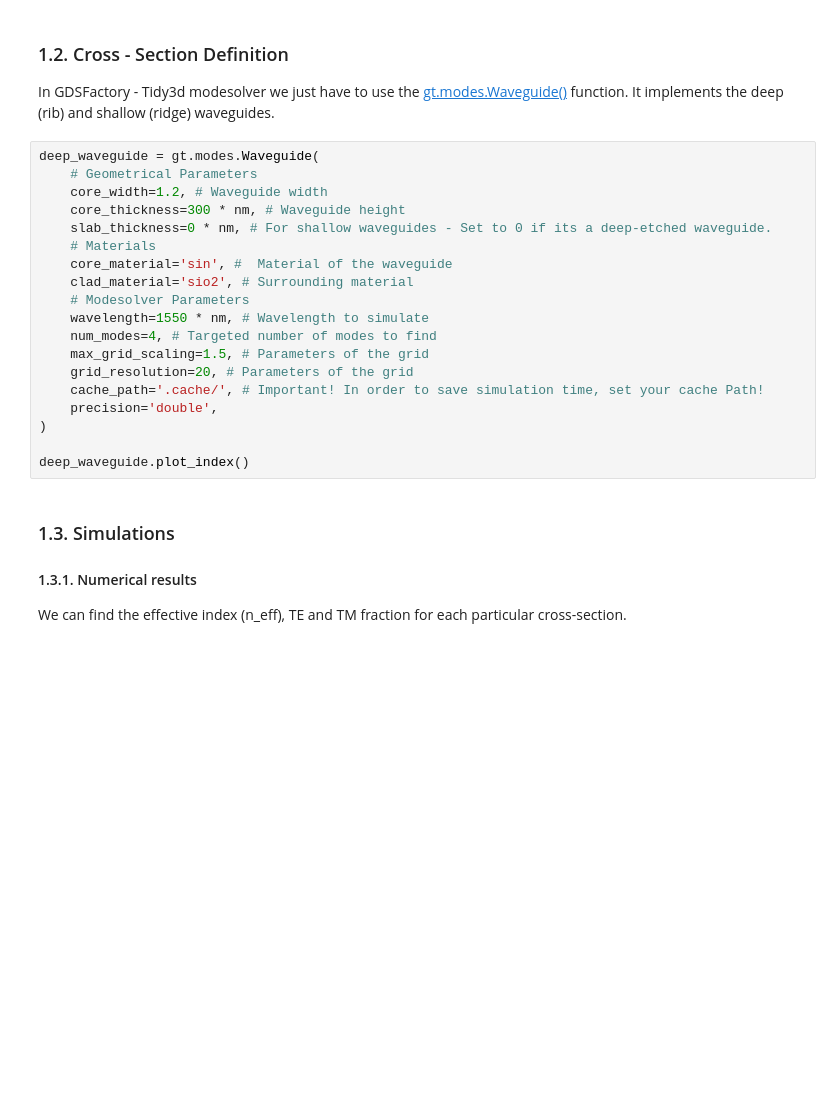
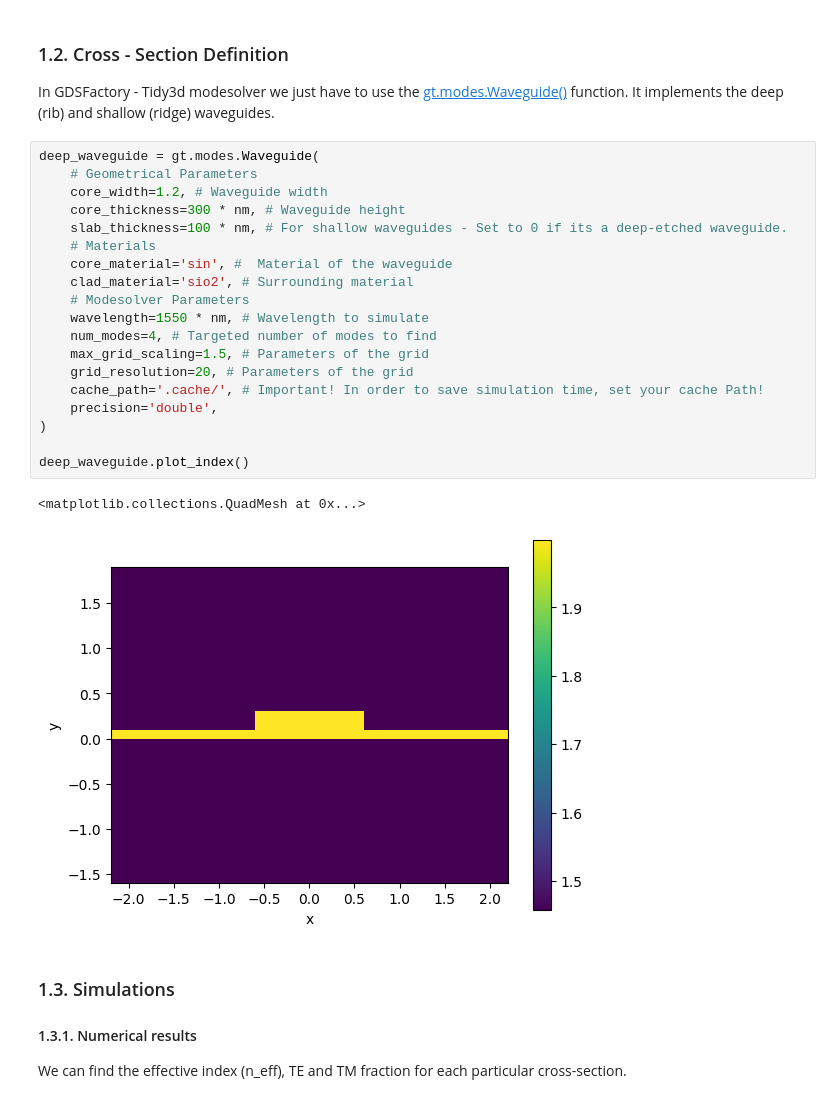
Before and after one commit to sergiipla834/pic-upv-lab0, a Jupyter notebook: 010_MODESOLVER_Student.ipynb, the cells around one changed output. Cells and saved outputs as stored; diff of their text form; blank space fills up the shorter version.

```diff
--- a/010_MODESOLVER_Student.ipynb
+++ b/010_MODESOLVER_Student.ipynb
@@ -78,22 +84,25 @@ In GDSFactory - Tidy3d modesolver we just have to use the [gt.modes.Waveguide()]
 # %%
 deep_waveguide = gt.modes.Waveguide(
     # Geometrical Parameters
     core_width=1.2, # Waveguide width
     core_thickness=300 * nm, # Waveguide height
-    slab_thickness=0 * nm, # For shallow waveguides - Set to 0 if its a deep-etched waveguide.
+    slab_thickness=100 * nm, # For shallow waveguides - Set to 0 if its a deep-etched waveguide.
     # Materials
     core_material='sin', #  Material of the waveguide
     clad_material='sio2', # Surrounding material
     # Modesolver Parameters
     wavelength=1550 * nm, # Wavelength to simulate
     num_modes=4, # Targeted number of modes to find
     max_grid_scaling=1.5, # Parameters of the grid
     grid_resolution=20, # Parameters of the grid
     cache_path='.cache/', # Important! In order to save simulation time, set your cache Path!
     precision='double',
 )
 
 deep_waveguide.plot_index()
+# %% [output]
+<matplotlib.collections.QuadMesh at 0x...>
+[figure, added]
 # %% [markdown]
 ### 1.3. Simulations
 
```
Also changed, not shown: parts of 11 cells of this notebook.
